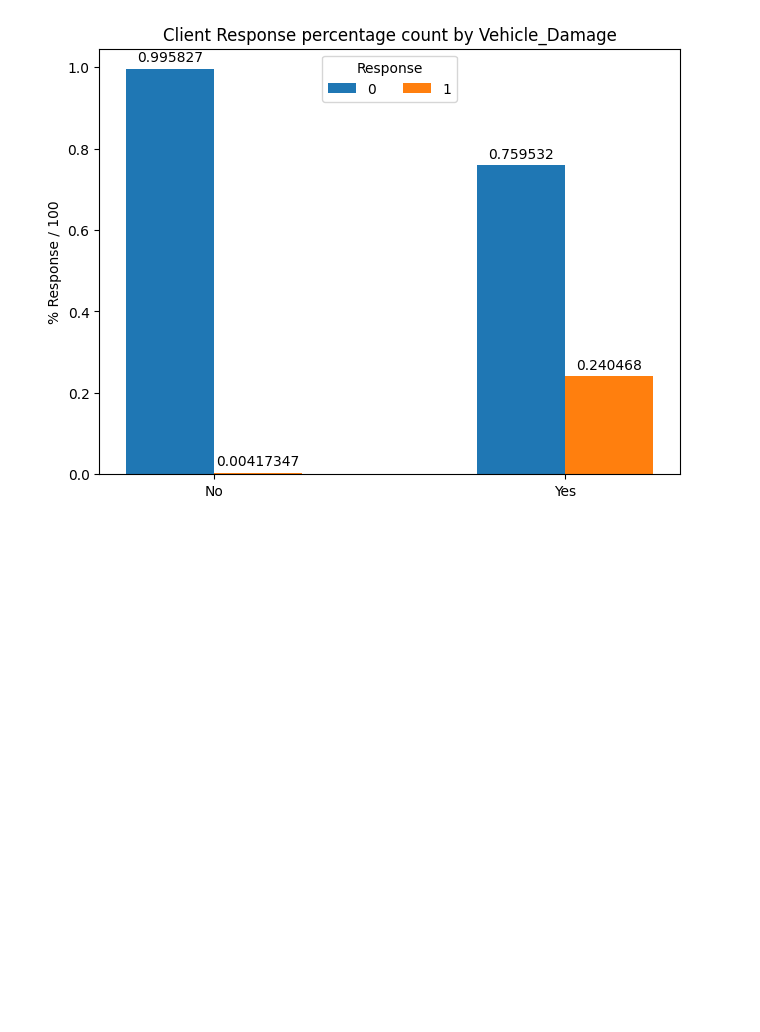
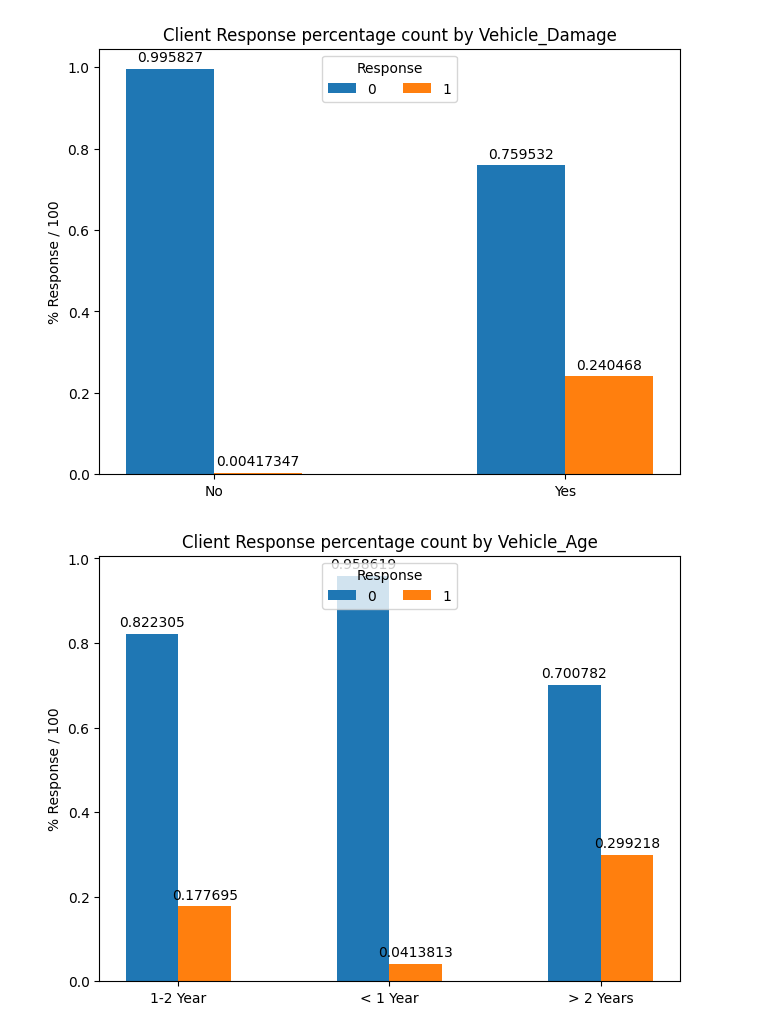
Before and after one commit to anielv95/kaggle-pg-4x07, a Jupyter notebook: notebooks/eda.ipynb, the cells around one changed output. Saved outputs shown, nothing was run; the diff lists cells and outputs as text; code cells hidden in the pictures; blank space fills up the shorter version.

```diff
--- a/notebooks/eda.ipynb
+++ b/notebooks/eda.ipynb
@@ -293,3 +293,7 @@ calculate_count("Vehicle_Damage","Response",train_train)
 create_graph("Vehicle_Damage","Response",train_train)
 # %% [output]
 [figure]
+# %%
+create_graph("Vehicle_Age","Response",train_train)
+# %% [output]
+[figure, added]
```
Also changed, not shown: parts of 1 cell of this notebook.
